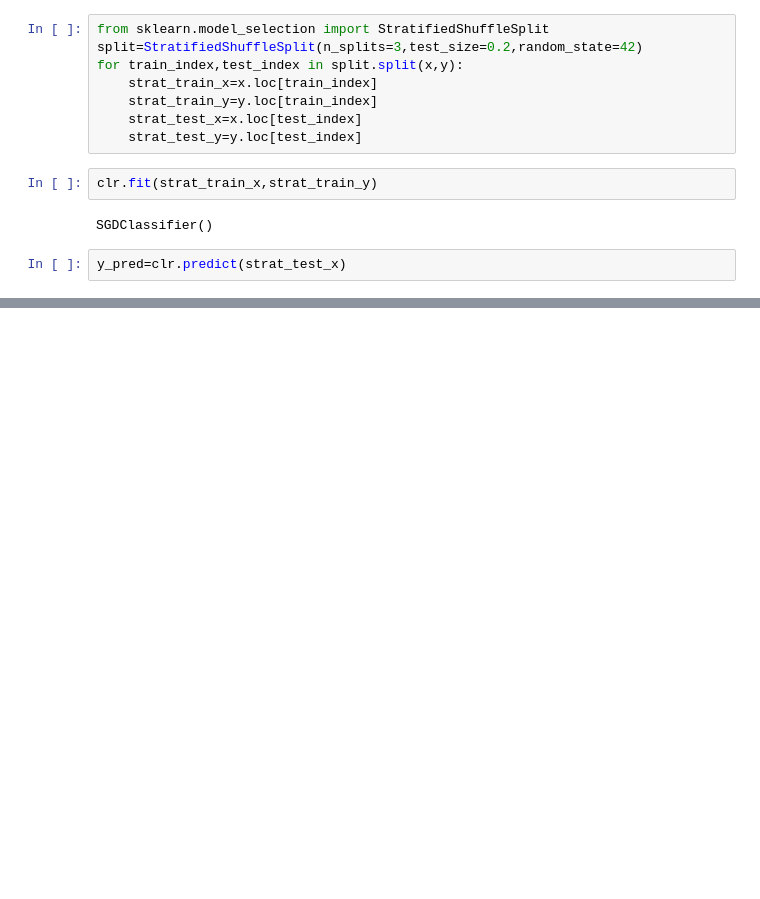
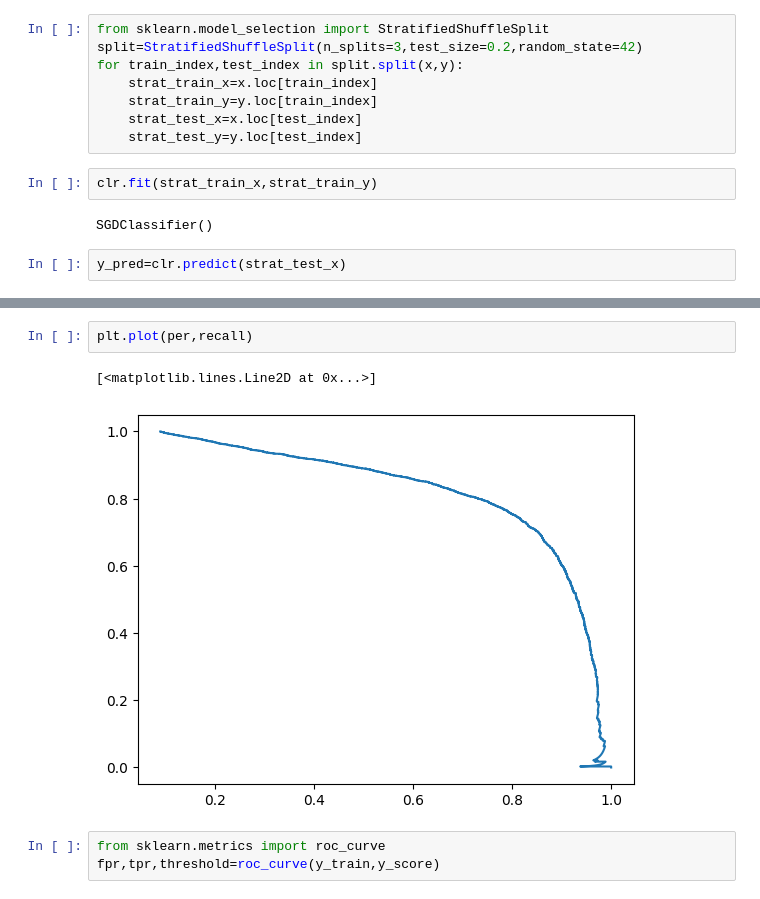
Before and after one commit to rohit8168/machine-learning, a Jupyter notebook: SGD classification.ipynb, the cells around one changed output, grey strips where cells are left out. Drawn from its saved outputs; the diff is of its cells as text; blank space fills up the shorter version.

```diff
--- a/SGD classification.ipynb
+++ b/SGD classification.ipynb
@@ -70,0 +124,8 @@ array([[12592,   270],
+# %%
+plt.plot(per,recall)
+# %% [output]
+[<matplotlib.lines.Line2D at 0x...>]
+[figure, added]
+# %%
+from sklearn.metrics import roc_curve
+fpr,tpr,threshold=roc_curve(y_train,y_score)
```
Also changed, not shown: parts of 23 cells of this notebook.
